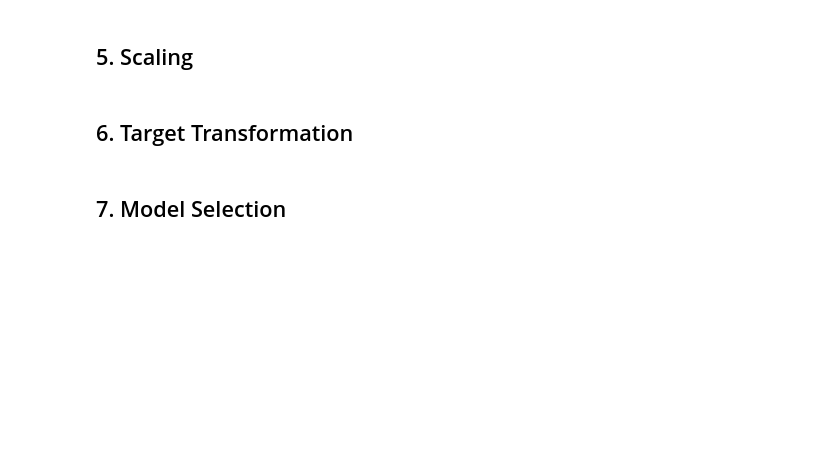
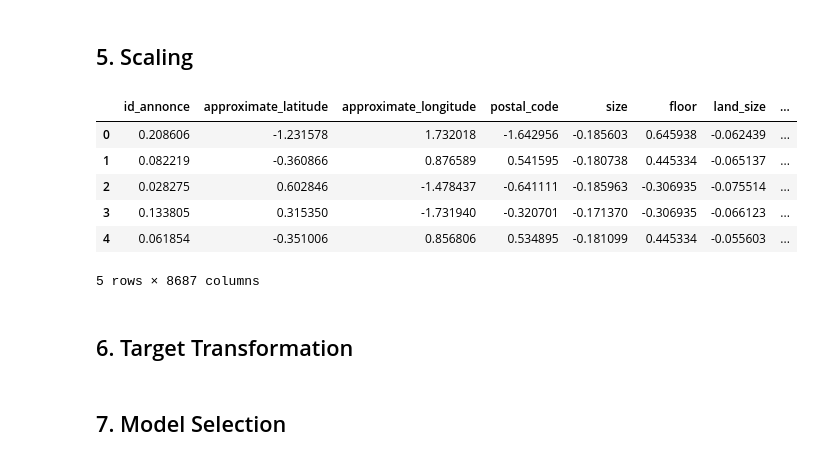
Before and after one commit to Abdellah-Laassairi/real-estate-price-prediction, a Jupyter notebook: nootebook.ipynb, the cells around one changed output. Cells and saved outputs as stored; diff of their text form; code cells hidden in the pictures; blank space fills up the shorter version.

```diff
--- a/nootebook.ipynb
+++ b/nootebook.ipynb
@@ -280,5 +352,19 @@ dtype: int64
 # %% [markdown]
 ## 5. Scaling
+# %%
+scaler = StandardScaler()
+scaler.fit(X_train_final)
+X_train_final_scaled=pd.DataFrame(scaler.transform(X_train_final), index=X_train_final.index, columns=X_train_final.columns)
+# %%
+X_train_final_scaled.head()
+# %% [output]
+|  | id_annonce | approximate_latitude | approximate_longitude | postal_code | size | floor | land_size | ... |
+| 0 | 0.208606 | -1.231578 | 1.732018 | -1.642956 | -0.185603 | 0.645938 | -0.062439 | ... |
+| 1 | 0.082219 | -0.360866 | 0.876589 | 0.541595 | -0.180738 | 0.445334 | -0.065137 | ... |
+| 2 | 0.028275 | 0.602846 | -1.478437 | -0.641111 | -0.185963 | -0.306935 | -0.075514 | ... |
+| 3 | 0.133805 | 0.315350 | -1.731940 | -0.320701 | -0.171370 | -0.306935 | -0.066123 | ... |
+| 4 | 0.061854 | -0.351006 | 0.856806 | 0.534895 | -0.181099 | 0.445334 | -0.055603 | ... |
+5 rows × 8687 columns
 # %% [markdown]
 ## 6. Target Transformation
 # %% [markdown]
```
Also changed, not shown: parts of 9 cells of this notebook.
